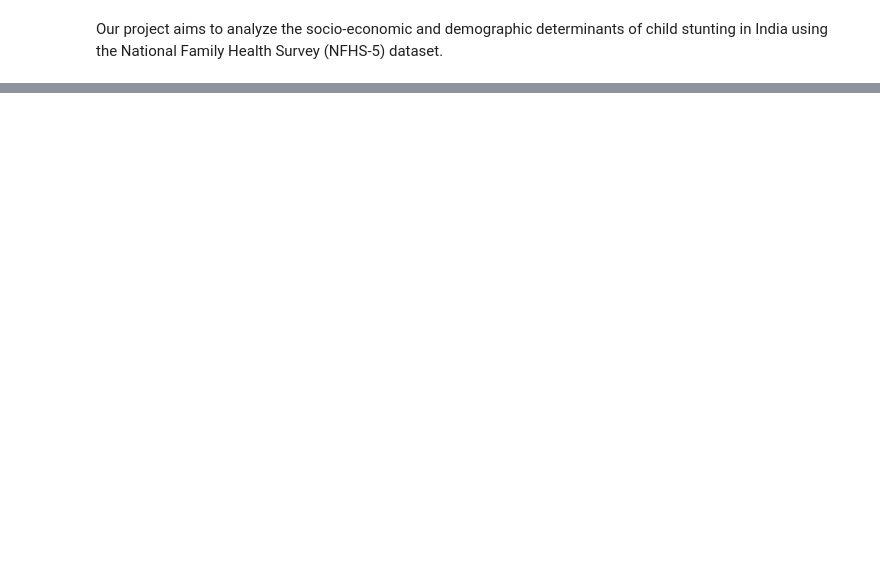
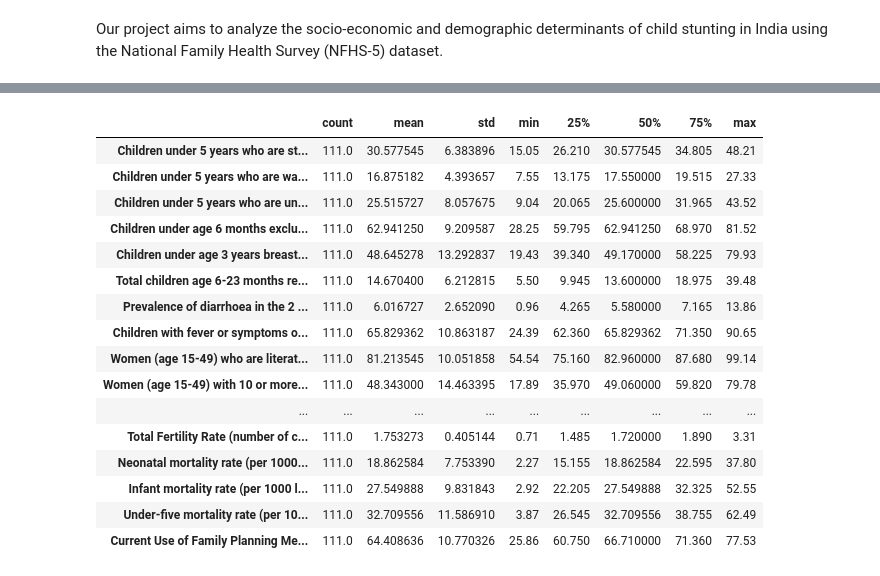
Before and after one commit to priyadharshini-B265/MSAAI_Module1_Project_NFHS-5, a Jupyter notebook: NFHS5-dataset.ipynb, the cells around one changed output, grey strips where cells are left out. Drawn from its saved outputs; the diff is of its cells as text; code cells hidden in the pictures; blank space fills up the shorter version.

```diff
--- a/NFHS5-dataset.ipynb
+++ b/NFHS5-dataset.ipynb
@@ -42,0 +30,3 @@ healthcare.head()
+# %%
+for col in data.columns:
+        print(f"'{col}'")
@@ -42,0 +180,22 @@ healthcare.head()
+# %%
+for col in data.columns:
+    data[col] = pd.to_numeric(data[col], errors='coerce')
+data.describe().T
+# %% [output]
+|  | count | mean | std | min | 25% | 50% | 75% | max |
+| Children under 5 years who are st... | 111.0 | 30.577545 | 6.383896 | 15.05 | 26.210 | 30.577545 | 34.805 | 48.21 |
+| Children under 5 years who are wa... | 111.0 | 16.875182 | 4.393657 | 7.55 | 13.175 | 17.550000 | 19.515 | 27.33 |
+| Children under 5 years who are un... | 111.0 | 25.515727 | 8.057675 | 9.04 | 20.065 | 25.600000 | 31.965 | 43.52 |
+| Children under age 6 months exclu... | 111.0 | 62.941250 | 9.209587 | 28.25 | 59.795 | 62.941250 | 68.970 | 81.52 |
+| Children under age 3 years breast... | 111.0 | 48.645278 | 13.292837 | 19.43 | 39.340 | 49.170000 | 58.225 | 79.93 |
+| Total children age 6-23 months re... | 111.0 | 14.670400 | 6.212815 | 5.50 | 9.945 | 13.600000 | 18.975 | 39.48 |
+| Prevalence of diarrhoea in the 2 ... | 111.0 | 6.016727 | 2.652090 | 0.96 | 4.265 | 5.580000 | 7.165 | 13.86 |
+| Children with fever or symptoms o... | 111.0 | 65.829362 | 10.863187 | 24.39 | 62.360 | 65.829362 | 71.350 | 90.65 |
+| Women (age 15-49) who are literat... | 111.0 | 81.213545 | 10.051858 | 54.54 | 75.160 | 82.960000 | 87.680 | 99.14 |
+| Women (age 15-49) with 10 or more... | 111.0 | 48.343000 | 14.463395 | 17.89 | 35.970 | 49.060000 | 59.820 | 79.78 |
+| ... | ... | ... | ... | ... | ... | ... | ... | ... |
+| Total Fertility Rate (number of c... | 111.0 | 1.753273 | 0.405144 | 0.71 | 1.485 | 1.720000 | 1.890 | 3.31 |
+| Neonatal mortality rate (per 1000... | 111.0 | 18.862584 | 7.753390 | 2.27 | 15.155 | 18.862584 | 22.595 | 37.80 |
+| Infant mortality rate (per 1000 l... | 111.0 | 27.549888 | 9.831843 | 2.92 | 22.205 | 27.549888 | 32.325 | 52.55 |
+| Under-five mortality rate (per 10... | 111.0 | 32.709556 | 11.586910 | 3.87 | 26.545 | 32.709556 | 38.755 | 62.49 |
+| Current Use of Family Planning Me... | 111.0 | 64.408636 | 10.770326 | 25.86 | 60.750 | 66.710000 | 71.360 | 77.53 |
```
Also changed, not shown: parts of 12 cells of this notebook, 1 other file.
